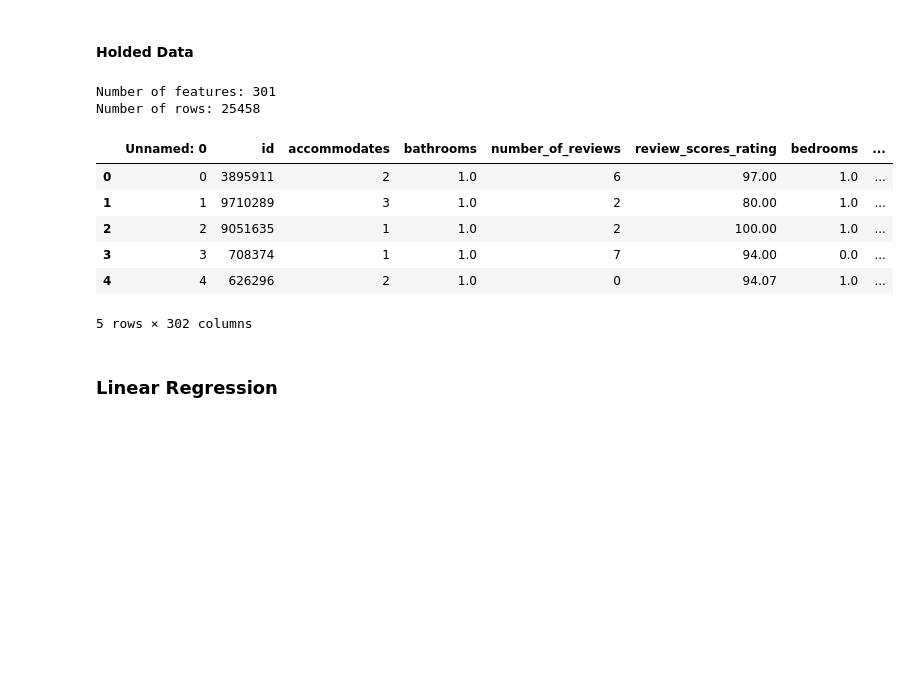
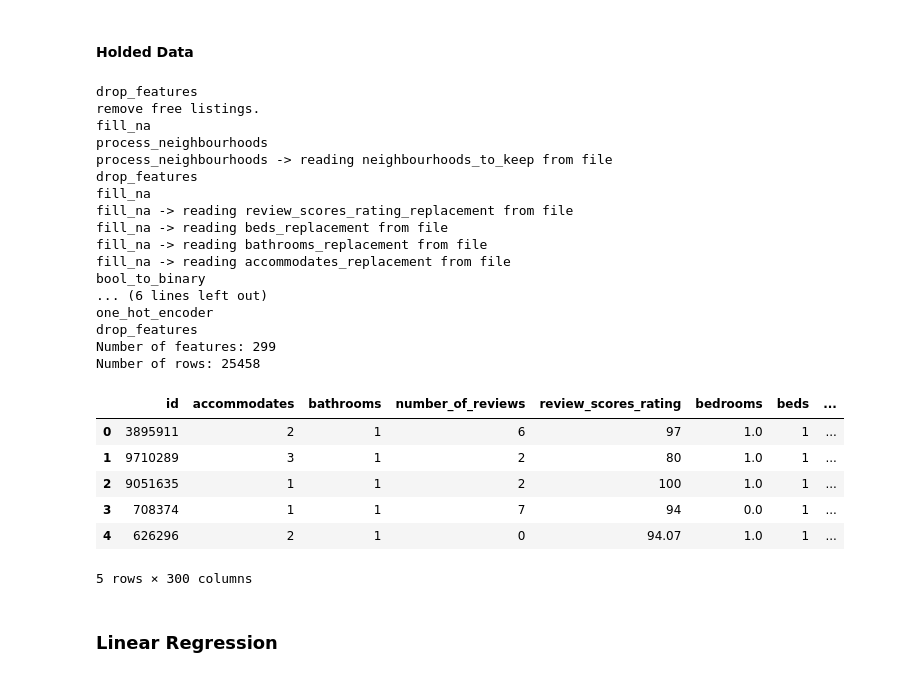
Before and after one commit to jdelgadome/airbnb_pricing, a Jupyter notebook: airbnb_pricing.ipynb, the cells around one changed output. Drawn from its saved outputs; the diff is of its cells as text; code cells hidden in the pictures; blank space fills up the shorter version.

```diff
--- a/airbnb_pricing.ipynb
+++ b/airbnb_pricing.ipynb
@@ -30,7 +30,11 @@ def median(s: pd.Series):
 
 def drop_features(df: pd.DataFrame, columns: list) -> pd.DataFrame:
     print('drop_features')
-    df = df.drop(columns, axis=1)
+    for col in columns:
+        try:
+            df = df.drop([col], axis=1)
+        except Exception as e:
+            print(f'drop_features -> could not drop column due to: {e}')
     return df
 
 def remove_free_listings(df: pd.DataFrame, price_column: str) -> pd.DataFrame:
@@ -283,7 +287,7 @@ def data_process_pipeline(df: pd.DataFrame, data_path: str) -> pd.DataFrame:
                    'property_type',
                    'first_review_class',
                    'last_review_class'])
-
+    .pipe(drop_features, columns=['long_term'])
     )
 
     columns_to_drop = [col for col in df_processed.columns if 'Unnamed' in col]
@@ -346,24 +370,42 @@ the test.csv file has the holded data.
 # %%
 if os.path.isfile('data/test_processed.csv'):
     df_test_processed = pd.read_csv('data/test_processed.csv')
 
 else:
     df_test = pd.read_csv('data/test.csv')
     df_test_processed = data_process_pipeline(df_test, 'data/test_processed.csv')
 
+columns_to_drop = [col for col in df_test_processed.columns if 'Unnamed' in col]
+df_test_processed = df_test_processed.drop(columns_to_drop, axis=1)
+
 print(f'Number of features: {len(df_test_processed.columns) - 1}')
 print(f'Number of rows: {len(df_test_processed.index)}')
 
 df_test_processed.head()
 # %% [output]
-Number of features: 301
+drop_features
+remove free listings.
+fill_na
+process_neighbourhoods
+process_neighbourhoods -> reading neighbourhoods_to_keep from file
+drop_features
+fill_na
+fill_na -> reading review_scores_rating_replacement from file
+fill_na -> reading beds_replacement from file
+fill_na -> reading bathrooms_replacement from file
+fill_na -> reading accommodates_replacement from file
+bool_to_binary
+... (6 lines left out)
+one_hot_encoder
+drop_features
+Number of features: 299
 Number of rows: 25458
-|  | Unnamed: 0 | id | accommodates | bathrooms | number_of_reviews | review_scores_rating | bedrooms | ... |
-| 0 | 0 | 3895911 | 2 | 1.0 | 6 | 97.00 | 1.0 | ... |
-| 1 | 1 | 9710289 | 3 | 1.0 | 2 | 80.00 | 1.0 | ... |
-| 2 | 2 | 9051635 | 1 | 1.0 | 2 | 100.00 | 1.0 | ... |
-| 3 | 3 | 708374 | 1 | 1.0 | 7 | 94.00 | 0.0 | ... |
-| 4 | 4 | 626296 | 2 | 1.0 | 0 | 94.07 | 1.0 | ... |
+|  | id | accommodates | bathrooms | number_of_reviews | review_scores_rating | bedrooms | beds | ... |
+| 0 | 3895911 | 2 | 1 | 6 | 97 | 1.0 | 1 | ... |
+| 1 | 9710289 | 3 | 1 | 2 | 80 | 1.0 | 1 | ... |
+| 2 | 9051635 | 1 | 1 | 2 | 100 | 1.0 | 1 | ... |
+| 3 | 708374 | 1 | 1 | 7 | 94 | 0.0 | 1 | ... |
+| 4 | 626296 | 2 | 1 | 0 | 94.07 | 1.0 | 1 | ... |
-5 rows × 302 columns
+5 rows × 300 columns
 # %%
 regressand = 'log_price'
```
Also changed, not shown: parts of 20 cells of this notebook, 7 other files.
